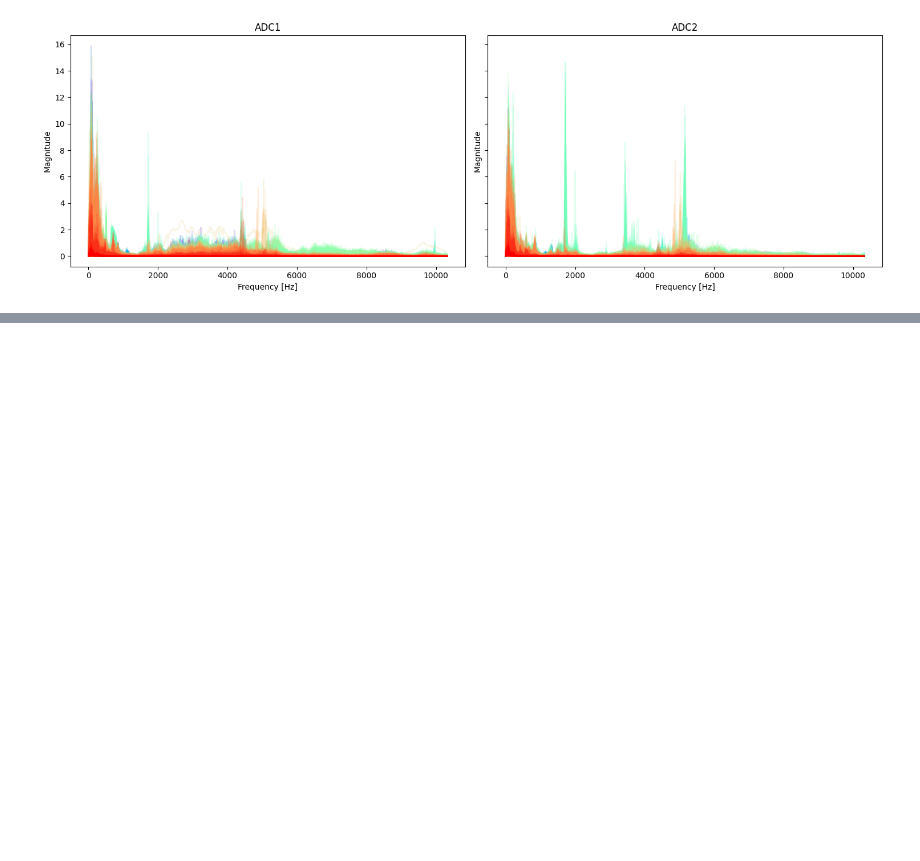
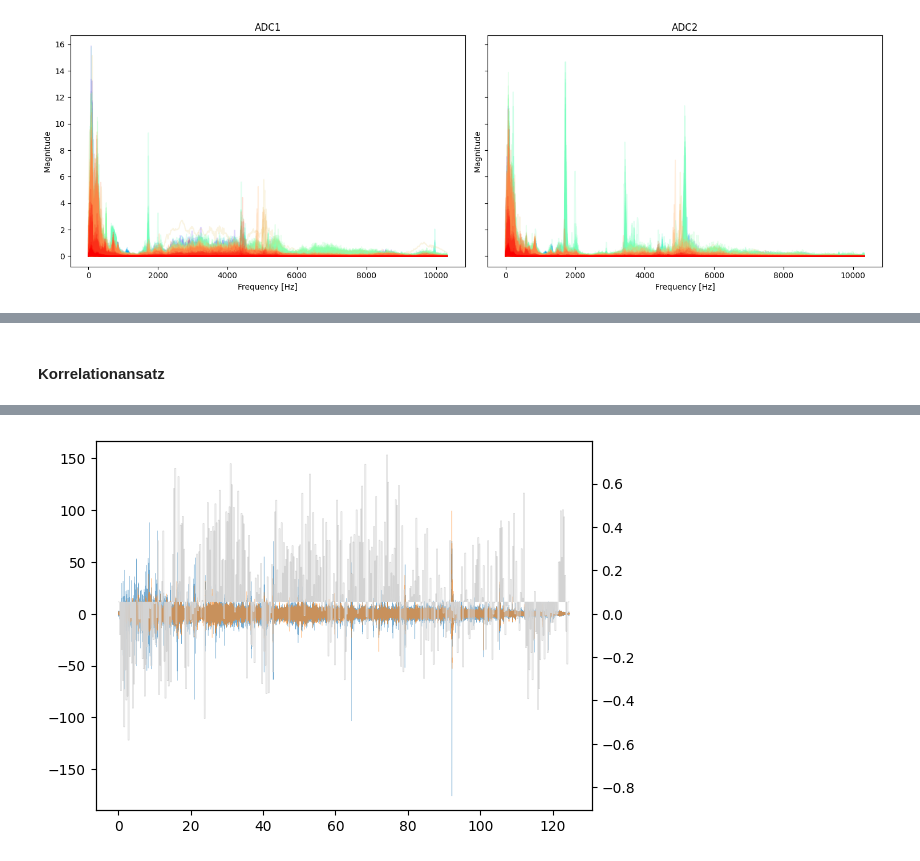
Before and after one commit to cMurschall/technicalDataAnalysis, a Jupyter notebook: report.ipynb, the cells around one changed output, grey strips where cells are left out. Drawn from its saved outputs; the diff is of its cells as text; code cells hidden in the pictures; blank space fills up the shorter version.

```diff
--- a/report.ipynb
+++ b/report.ipynb
@@ -102,0 +186,40 @@ report.plot_frequencies_in_bins(sources=['ADC1', 'ADC2'],chunk_length=0.3)
+# %% [markdown]
+#### Korrelationansatz
+# %%
+adc1_df = data.read_as_chuncked(0, 'ADC1')
+adc2_df = data.read_as_chuncked(0, 'ADC2')
+
+adc1_df["Correlation"] = np.nan
+adc2_df["Correlation"] = np.nan
+
+for j in trange(int(np.max(adc1_df["Bin"]))):
+
+    # get the time of the bin
+    time_start = np.min( adc1_df[adc1_df["Bin"] == j]["time"])
+    time_end = np.max( adc1_df[adc1_df["Bin"] == j]["time"])
+
+    # get the data of the bin by the time
+    bin_adc1 = adc1_df.loc[(adc1_df["time"] > time_start) & (adc1_df["time"] < time_end), "ch0"]
+    bin_adc2 = adc2_df.loc[(adc2_df["time"] > time_start) & (adc2_df["time"] < time_end), "ch0"]
+
+    length = np.min([len(bin_adc1), len(bin_adc2)])
+    corr, _ = scipy.stats.pearsonr(bin_adc1[:length], bin_adc2[:length])
+
+    adc1_df.loc[(adc1_df["time"] > time_start) & (adc1_df["time"] < time_end), "Correlation"] = corr
+    adc2_df.loc[(adc2_df["time"] > time_start) & (adc2_df["time"] < time_end), "Correlation"] = corr
+
+fig, axs = plt.subplots()
+
+axs.plot(adc1_df["distance"], adc1_df["ch0"], linewidth=0.2, alpha=0.6)
+axs.plot(adc2_df["distance"], adc2_df["ch0"], linewidth=0.2, alpha=0.6)
+
+
+
+axs2 = axs.twinx()
+validcorrelations = adc2_df["Correlation"] != np.nan
+axs2.plot(adc2_df[validcorrelations]["distance"], adc2_df[validcorrelations]["Correlation"], c="#D3D3D3",  linewidth=0.4)
+
+# helper function to align both y axis to the same offset
+report.align_yaxis(axs, axs2)
+plt
+# %% [output]
@@ -102,0 +227 @@ report.plot_frequencies_in_bins(sources=['ADC1', 'ADC2'],chunk_length=0.3)
+[figure, added]
```
Also changed, not shown: parts of 18 cells of this notebook, 3 other files.
